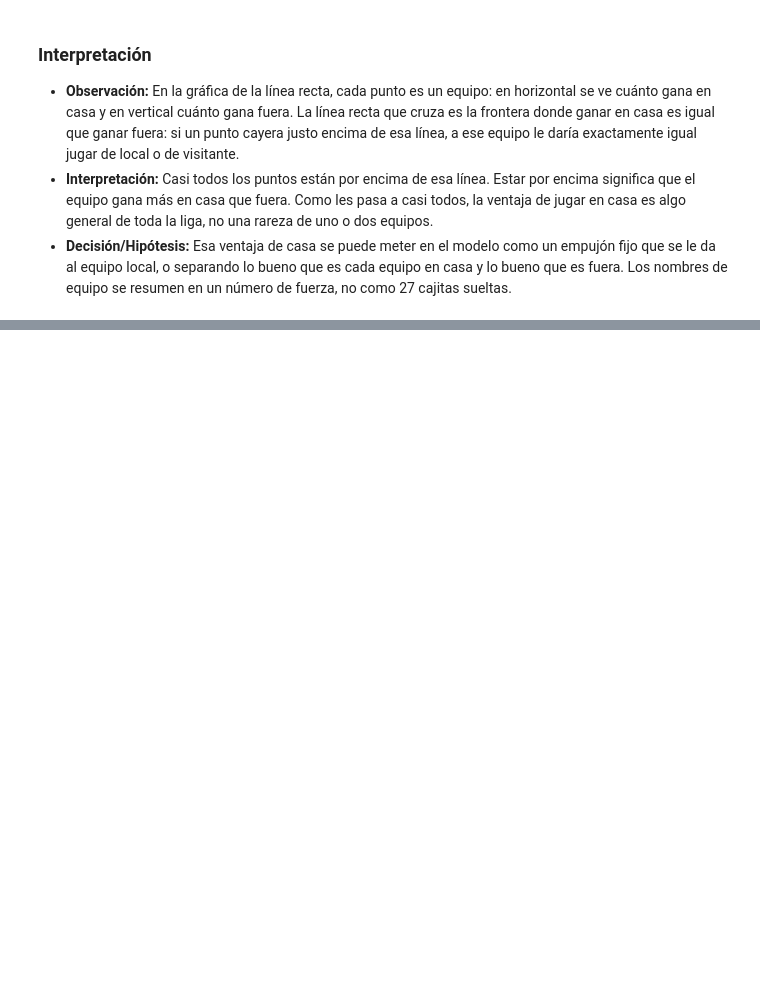
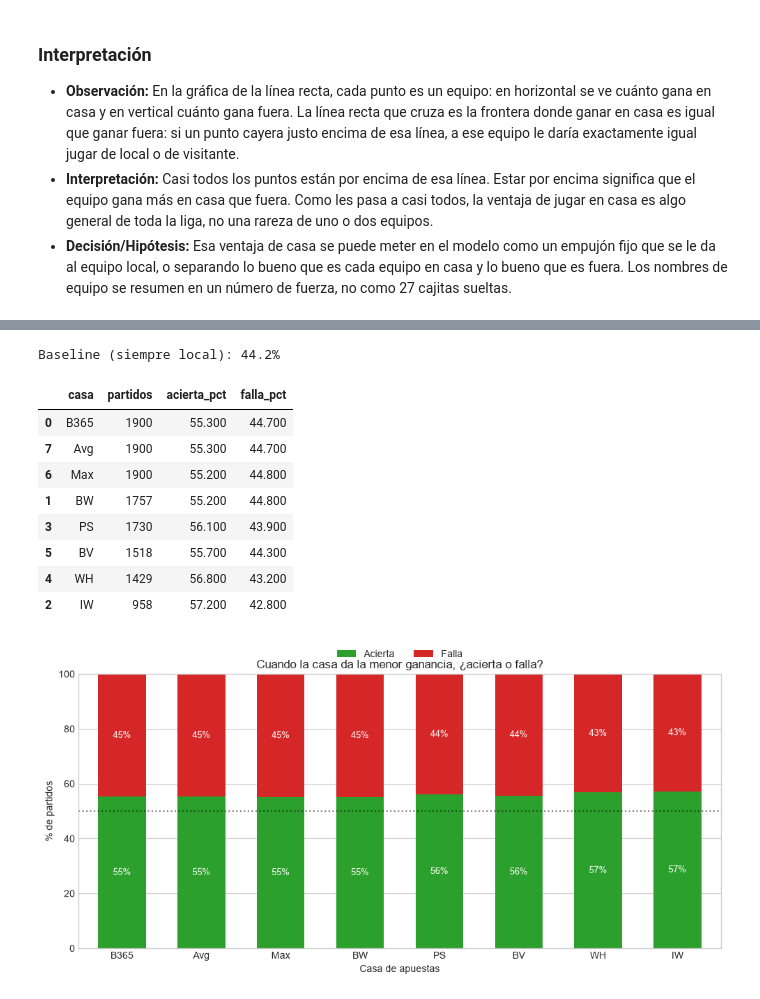
Before and after one commit to errodd/premier_league_football_predictor, a Jupyter notebook: notebooks/EDA.ipynb, the cells around one changed output, grey strips where cells are left out. Saved outputs shown, nothing was run; the diff lists cells and outputs as text; code cells hidden in the pictures; blank space fills up the shorter version.

Commit message:
Graficas de Casas de Apuestas comparandose entre si mismas y general

```diff
--- a/notebooks/EDA.ipynb
+++ b/notebooks/EDA.ipynb
@@ -665,0 +890,57 @@ plt.show()
+# %%
+# La cuota baja = la casa espera que gane. ¿Cuántas veces acierta o falla?
+# El resultado con MENOR cuota (menor ganancia que paga) es el que la casa cree más
+# probable. Medimos, sin importar si es local o visitante, cuántas veces ese resultado
+# realmente gana (acierta) o no (falla).
+casas = {
+    "B365": ("B365H","B365D","B365A"), "BW": ("BWH","BWD","BWA"),
+    "IW": ("IWH","IWD","IWA"), "PS": ("PSH","PSD","PSA"),
+    "WH": ("WHH","WHD","WHA"), "BV": ("BVH","BVD","BVA"),
+    "Max": ("MaxH","MaxD","MaxA"), "Avg": ("AvgH","AvgD","AvgA"),
+}
+
+rows = []
+for casa, (h, d, a) in casas.items():
+    sub = premier_df[[h, d, a, "FTR"]].dropna().copy()
+    # El resultado que la casa espera = el de menor cuota (menor ganancia)
+    sub["espera"] = sub[[h, d, a]].idxmin(axis=1).map({h: "H", d: "D", a: "A"})
+    sub["acierto"] = (sub["espera"] == sub["FTR"]).astype(int)
+    acc = sub["acierto"].mean() * 100
+    rows.append({"casa": casa, "partidos": len(sub),
+                 "acierta_pct": round(acc, 1), "falla_pct": round(100 - acc, 1)})
+
+resumen = pd.DataFrame(rows).sort_values("partidos", ascending=False)
+
+print("Baseline (siempre local): %.1f%%" % (premier_df["FTR"].eq("H").mean() * 100))
+display(resumen)
+
+# Gráfica apilada por casa: verde = acierta, rojo = falla
+fig, ax = plt.subplots(figsize=(10, 5))
+resumen[["acierta_pct", "falla_pct"]].plot(kind="bar", stacked=True, ax=ax,
+    color=["#2CA02C", "#D62728"], width=0.6)
+for rect in ax.patches:
+    h = rect.get_height()
+    if h > 0:
+        ax.text(rect.get_x() + rect.get_width()/2, rect.get_y() + h/2,
+                f"{h:.0f}%", ha="center", va="center", fontsize=9, color="white")
+ax.set_xticklabels(resumen["casa"], rotation=0)
+ax.set(xlabel="Casa de apuestas", ylabel="% de partidos", ylim=(0, 100),
+       title="Cuando la casa da la menor ganancia, ¿acierta o falla?")
+# Leyenda corta, fuera de la gráfica (arriba) para que no tape nada
+ax.legend(["Acierta", "Falla"], loc="upper center", bbox_to_anchor=(0.5, 1.12),
+          ncol=2, frameon=False, fontsize=10)
+ax.axhline(50, color="black", linestyle=":", alpha=0.5)
+plt.tight_layout()
+plt.show()
+# %% [output]
+Baseline (siempre local): 44.2%
+|  | casa | partidos | acierta_pct | falla_pct |
+| 0 | B365 | 1900 | 55.300 | 44.700 |
+| 7 | Avg | 1900 | 55.300 | 44.700 |
+| 6 | Max | 1900 | 55.200 | 44.800 |
+| 1 | BW | 1757 | 55.200 | 44.800 |
+| 3 | PS | 1730 | 56.100 | 43.900 |
+| 5 | BV | 1518 | 55.700 | 44.300 |
+| 4 | WH | 1429 | 56.800 | 43.200 |
+| 2 | IW | 958 | 57.200 | 42.800 |
+[figure, added]
```
Also changed, not shown: parts of 30 cells of this notebook.
